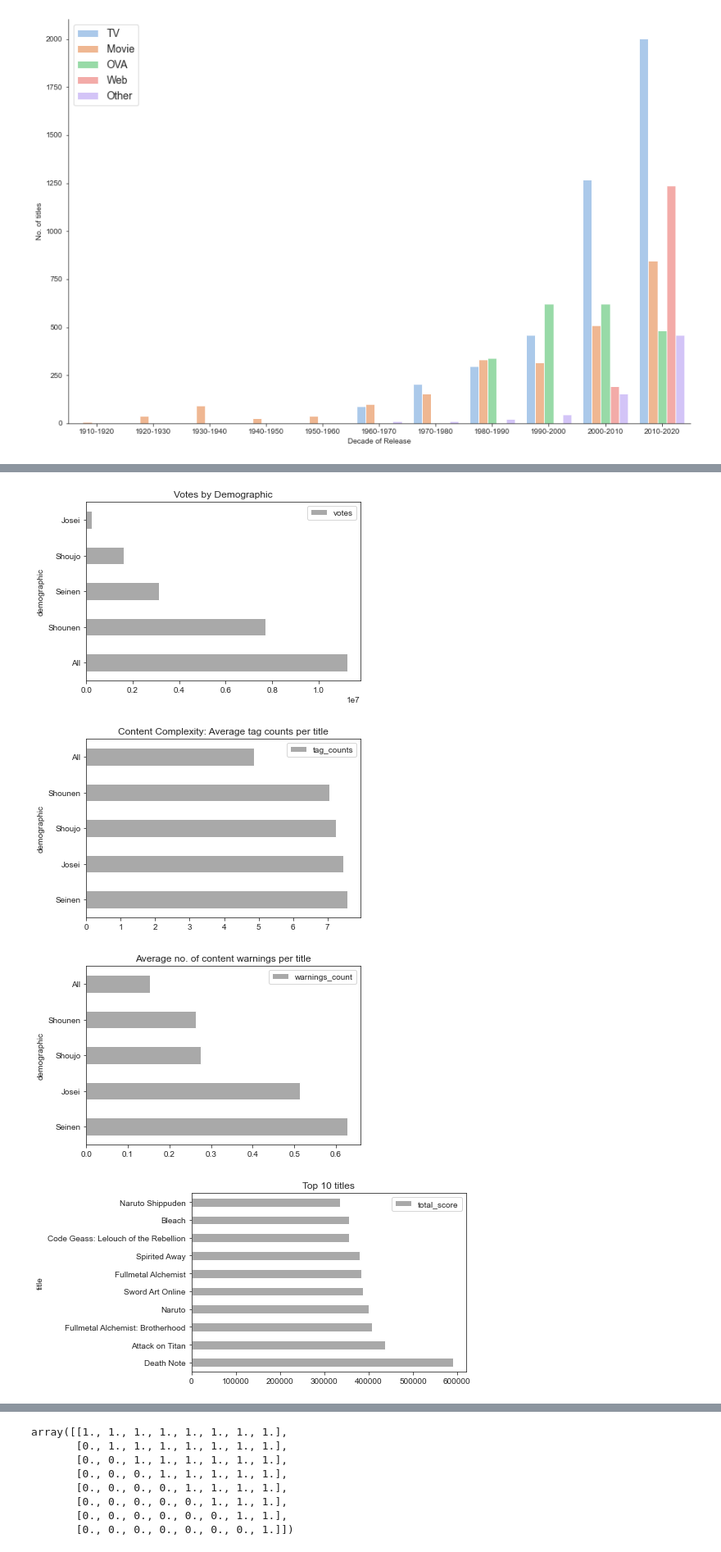
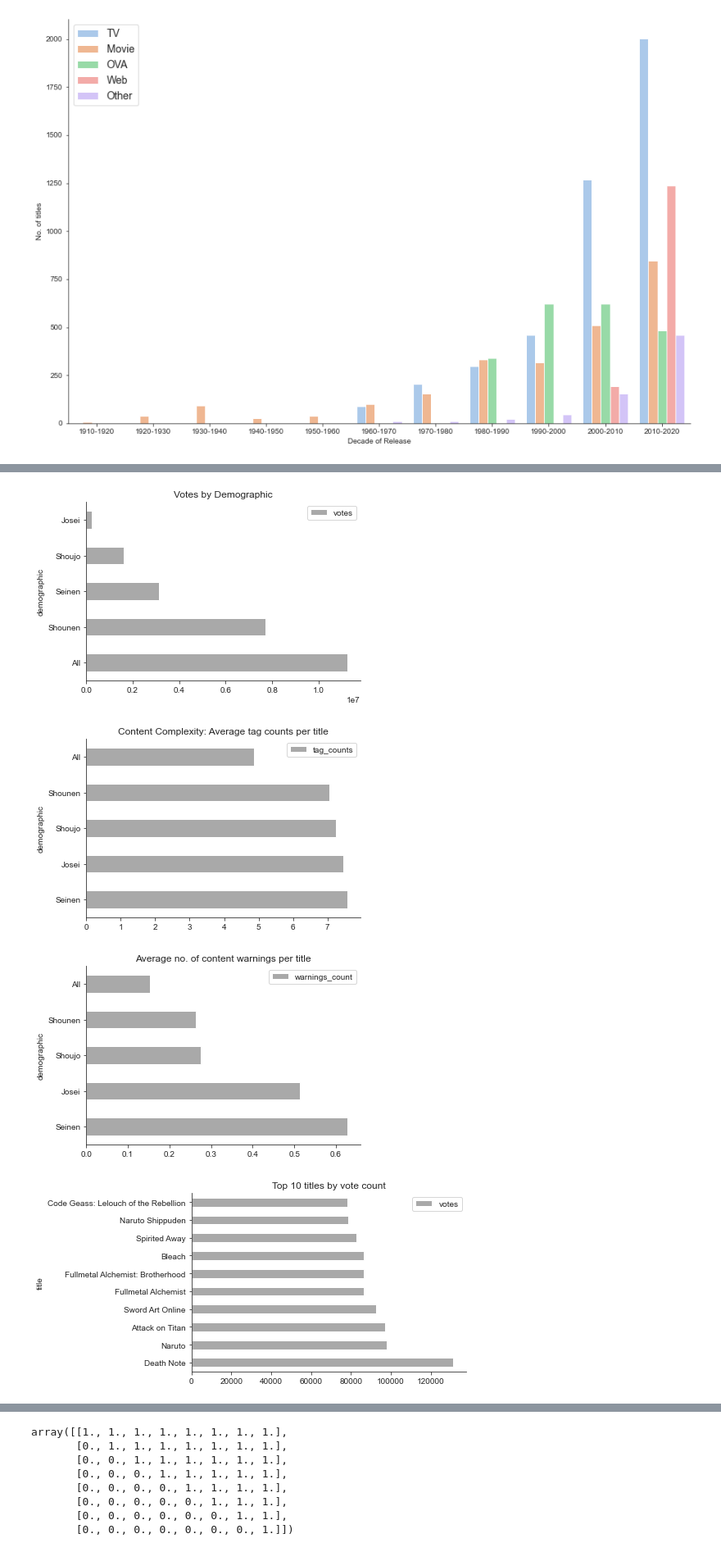
Before and after one commit to joelgnhz/anime, a Jupyter notebook: Anime Classification.ipynb, the cells around one changed output, grey strips where cells are left out. Shown at 82% size. Drawn from its saved outputs; the diff is of its cells as text; code cells hidden in the pictures.

```diff
--- a/Anime Classification.ipynb
+++ b/Anime Classification.ipynb
@@ -171,7 +171,6 @@ def isNaN(num):
 # Compute total score
 
 anime['warnings_count'] = anime.content_warning.apply(lambda x: len(x.split(',')) if not isNaN(x) else 0)
-anime['total_score'] = anime['rating'] * anime['votes']
 anime.head()
 # %% [output]
 |  | title | media_type | eps | ep_duration | ongoing | start_year | finish_year | studios | tags | ... |
@@ -326,6 +326,6 @@ anime.head()
 # %%
 # Final dataset with target and features for EDA + ML
 
-anime_categories = anime[['title','studios','media_type', 'eps', 'ep_duration','votes','total_score','tag_counts', 'warnings_count', 'demographic', 'watched', 'dropped']]
+anime_categories = anime[['title','studios','media_type', 'eps', 'ep_duration','votes', 'rating', 'tag_counts', 'warnings_count', 'demographic', 'watched', 'dropped']]
 anime_categories.head()
 # %% [output]
@@ -383,39 +383,44 @@ anime_categories.describe()
 # %%
 # Comparison of votes and demographic
+
 
 anime_dem_votes = pd.pivot_table(anime_categories, index = 'demographic', values = ['votes'], aggfunc = np.sum).sort_values(by=['votes'], ascending=False)
 anime_dem_votes.plot(y = 'votes', kind ='barh', color ='darkgray')
 plt.title('Votes by Demographic')
+sns.despine()
 plt.show()
 # %% [output]
-[figure, old version]
+[figure, new version]
 # %%
 # Comparison of tag counts and demographic
 
 anime_dem_tags = pd.pivot_table(anime_categories, index = 'demographic', values = ['tag_counts'], aggfunc = np.mean).sort_values(by=['tag_counts'], ascending=False)
 anime_dem_tags.plot(y = 'tag_counts', kind ='barh', color ='darkgray')
 plt.title('Content Complexity: Average tag counts per title')
+sns.despine()
 plt.show()
 # %% [output]
-[figure, old version]
+[figure, new version]
 # %%
 # Comparison of warning counts and demographic
 
 anime_dem_tags = pd.pivot_table(anime_categories, index = 'demographic', values = ['warnings_count'], aggfunc = np.mean).sort_values(by=['warnings_count'], ascending=False)
 anime_dem_tags.plot(y = 'warnings_count', kind ='barh', color ='darkgray')
 plt.title('Average no. of content warnings per title')
+sns.despine()
 plt.show()
 # %% [output]
-[figure, old version]
+[figure, new version]
 # %%
 # Top titles
 
-anime_titles = pd.pivot_table(anime_categories, index = 'title', values = ['total_score'], aggfunc = np.sum).sort_values(by=['total_score'], ascending = False)
+anime_titles = pd.pivot_table(anime_categories, index = 'title', values = ['votes'], aggfunc = np.sum).sort_values(by=['votes'], ascending = False)
 anime_titles_top = anime_titles.head(10)
 
-anime_titles_top.plot(y = 'total_score', kind ='barh', color ='darkgray')
-plt.title('Top 10 titles')
+anime_titles_top.plot(y = 'votes', kind ='barh', color ='darkgray')
+plt.title('Top 10 titles by vote count')
+sns.despine()
 plt.show()
 # %% [output]
-[figure, old version]
+[figure, new version]
 # %%
```
Also changed, not shown: parts of 21 cells of this notebook.
